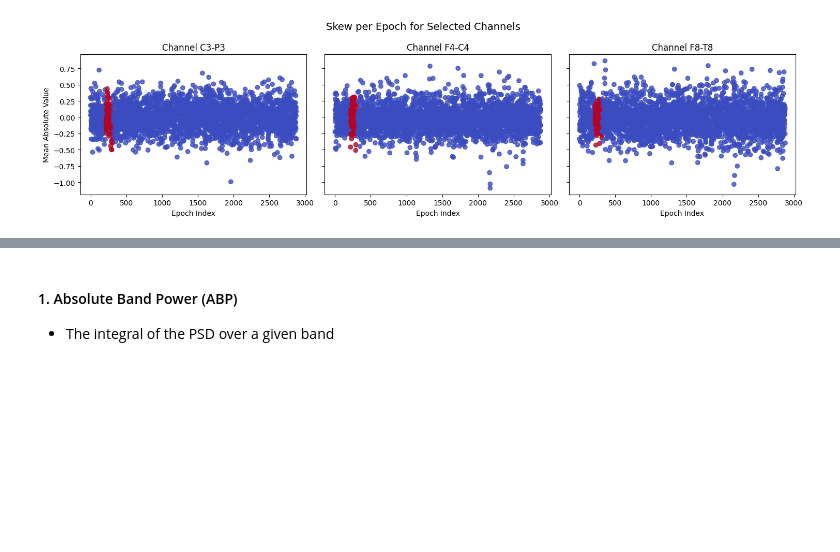
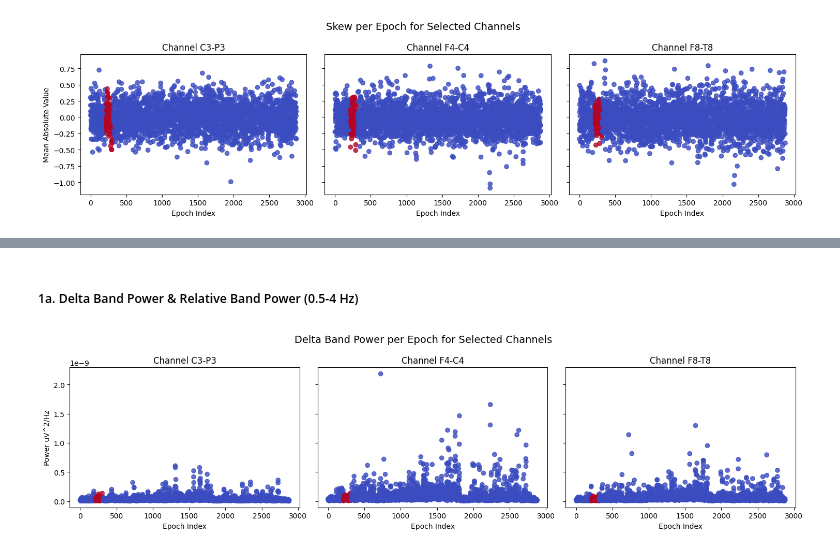
Before and after one commit to anderdc/chb-mit-scalp-eeg, a Jupyter notebook: analysis/feature_extraction.ipynb, the cells around one changed output, grey strips where cells are left out. Saved outputs shown, nothing was run; the diff lists cells and outputs as text; code cells hidden in the pictures; blank space fills up the shorter version.

```diff
--- a/analysis/feature_extraction.ipynb
+++ b/analysis/feature_extraction.ipynb
@@ -171,3 +167,27 @@ print(f'% of segments that are class=1 (ictal): {sum(labels)/len(labels)*100:.2f
 # %% [output]
 total target segments: 102
 % of segments that are class=1 (ictal): 3.54%
+# %%
+# for setting what channels to plot for all features
+channels_to_plot = [6, 12, 16]  # Change this list to plot different channels
+n_channels = len(channels_to_plot)
+
+# scatterplot function
+def plot_feature(feature, x_label, y_label, title):
+    fig, axes = plt.subplots(1, n_channels, figsize=(5 * n_channels, 4), sharey=True)
+
+    for i, ch in enumerate(channels_to_plot):
+        ax = axes[i]
+        scatter = ax.scatter(
+            range(len(feature[:, ch])),  # X-axis: epoch index
+            feature[:, ch],              # Y-axis: mean for channel ch
+            c=labels, cmap="coolwarm", alpha=0.8 # Color by label
+        )
+        ax.set_title(f"Channel {raw.ch_names[ch]}")
+        ax.set_xlabel(x_label)
+        if i == 0:
+            ax.set_ylabel(y_label)
+
+    fig.suptitle(title, fontsize=14)
+    plt.tight_layout()
+    plt.show()
@@ -324,6 +334,20 @@ But for now I'll focus on:
 # %% [markdown]
-#### 1. Absolute Band Power (ABP)
-
-- The integral of the PSD over a given band
+##### 1a. Delta Band Power & Relative Band Power (0.5-4 Hz)
 # %%
 data = epochs.get_data()
+sfreq = epochs.info['sfreq']
+delta_band = (0.5, 4)
+
+delta_band_power_per_epoch = np.array([
+    bandpower(epoch, sfreq, delta_band, relative=False)
+    for epoch in data
+])
+
+relative_delta_band_power_per_epoch = np.array([
+    bandpower(epoch, sfreq, delta_band, relative=True)
+    for epoch in data
+])
+# %%
+plot_feature(delta_band_power_per_epoch, "Epoch Index", "Power uV^2/Hz", "Delta Band Power per Epoch for Selected Channels")
+# %% [output]
+[figure, added]
```
Also changed, not shown: parts of 31 cells of this notebook, 7 other files.
